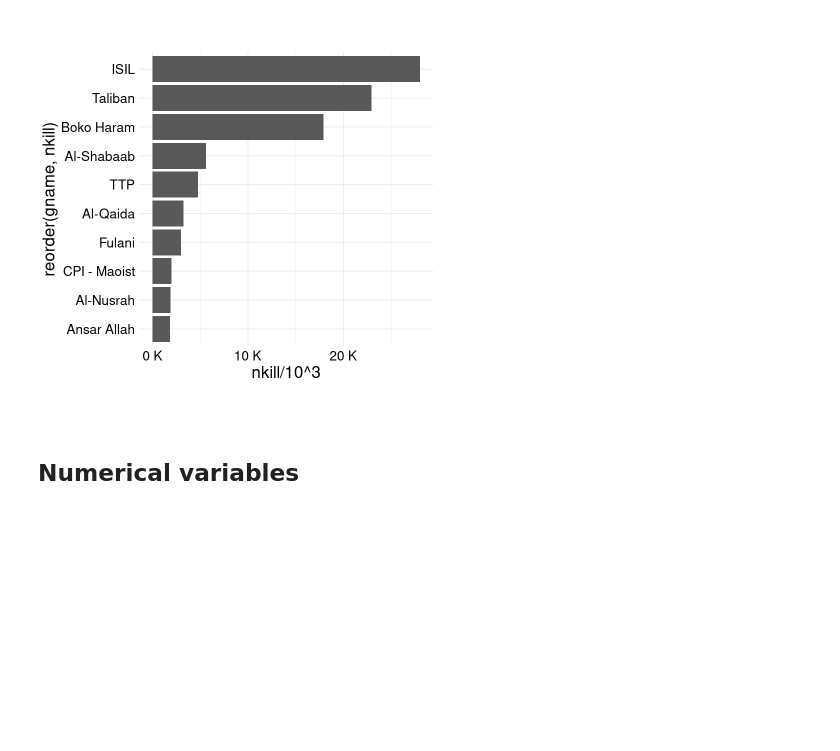
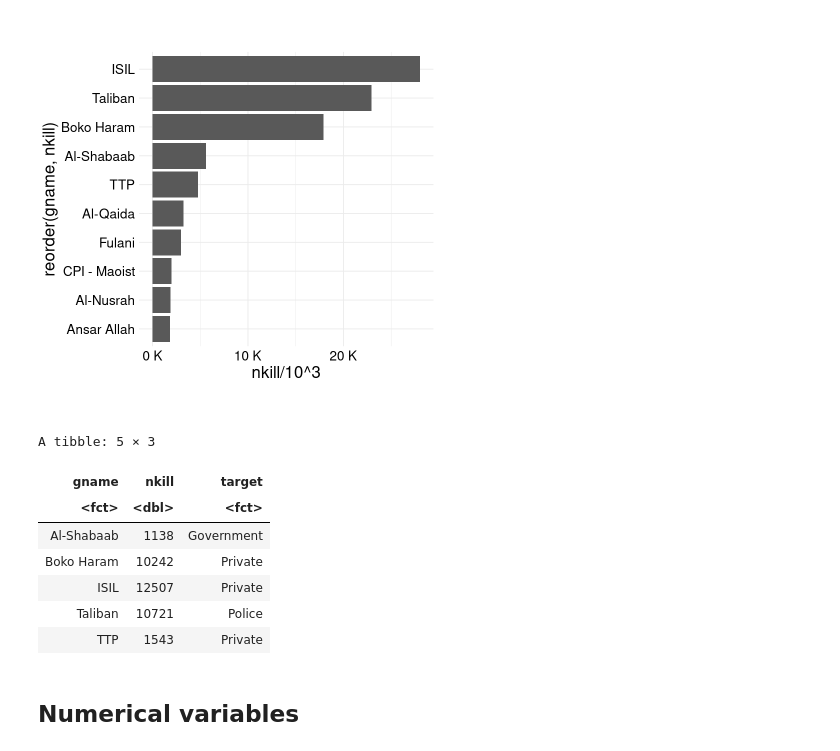
Before and after one commit to besiobu/data-science-portfolio, a Jupyter notebook: global-terrorism/Global Terrorism.ipynb, the cells around one changed output. Cells and saved outputs as stored; diff of their text form; code cells hidden in the pictures; blank space fills up the shorter version.

Commit message:
Add dominant target per group.

```diff
--- a/global-terrorism/Global Terrorism.ipynb
+++ b/global-terrorism/Global Terrorism.ipynb
@@ -422,6 +422,29 @@ ggplot(data = by_gname, aes(x = reorder(gname, nkill), y = nkill / 10 ^ 3)) +
     theme_custom()
 # %% [output]
 [figure]
+# %%
+most_active <- as.character(by_gname$gname)[1:5]
+
+group_targets <- data %>%
+    dplyr::filter(gname %in% most_active) %>%
+    dplyr::group_by(gname, country, target) %>%
+    dplyr::summarize(nkill = sum(nkill), .groups = "drop") %>%
+    dplyr::group_by(gname) %>%
+    dplyr::arrange(dplyr::desc(nkill)) %>%
+    dplyr::summarize(nkill = first(nkill),
+                     target = first(target),
+                     .groups = "drop")
+
+group_targets
+# %% [output]
+A tibble: 5 × 3
+| gname | nkill | target |
+| <fct> | <dbl> | <fct> |
+| Al-Shabaab | 1138 | Government |
+| Boko Haram | 10242 | Private |
+| ISIL | 12507 | Private |
+| Taliban | 10721 | Police |
+| TTP | 1543 | Private |
 # %% [markdown]
 ## Numerical variables
 # %% [markdown]
```
Also changed, not shown: parts of 13 cells of this notebook, 1 other file.
